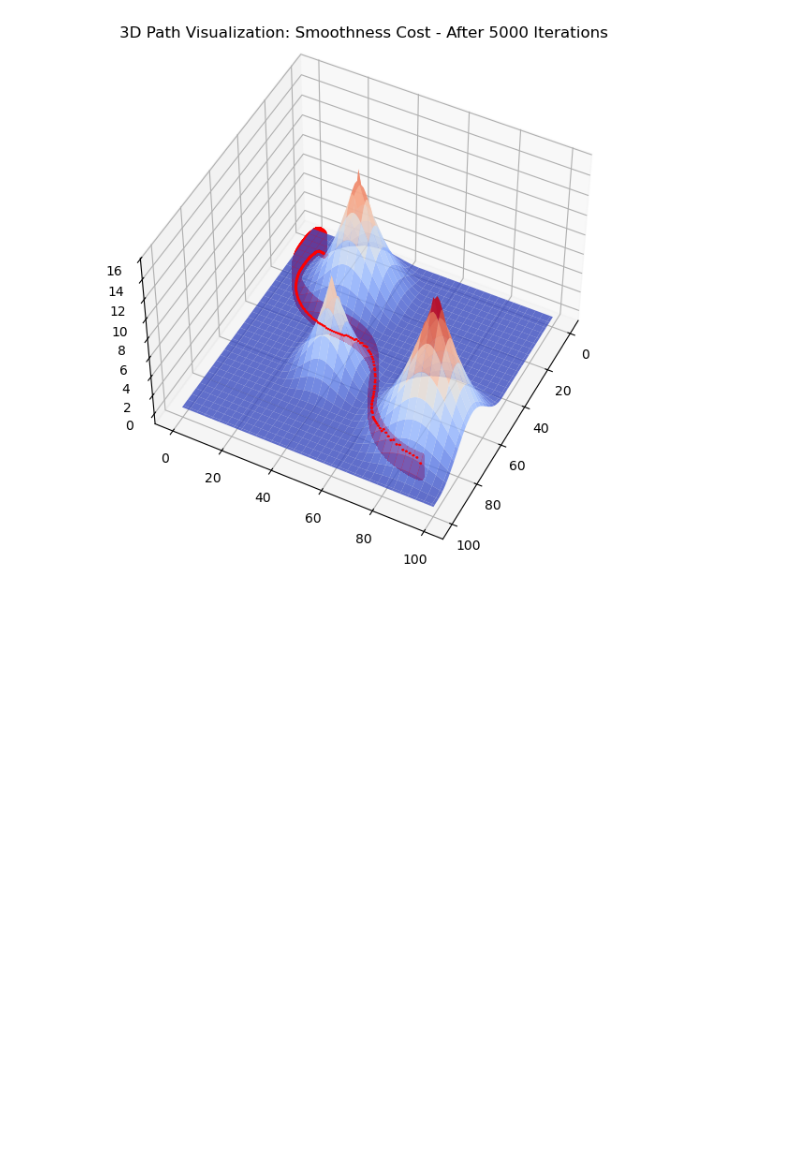
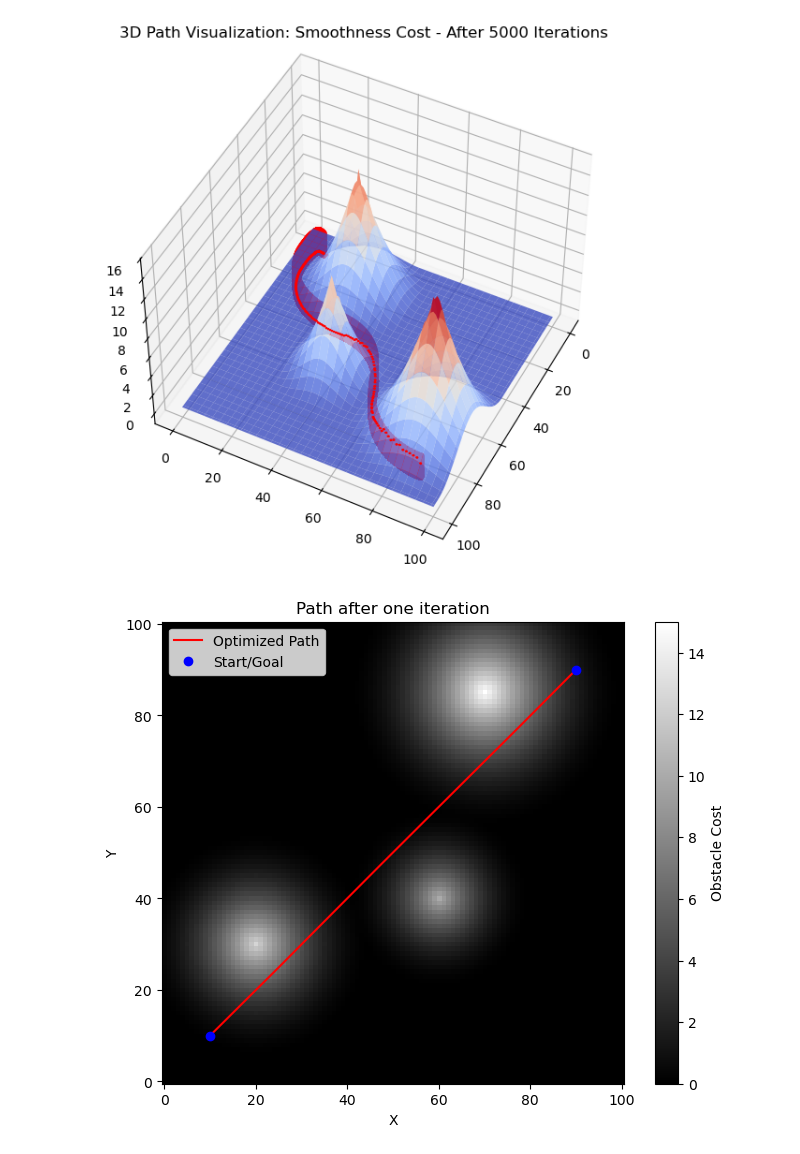
Before and after one commit to stablegradients/16-811, a Jupyter notebook: Assignment-4/question6.ipynb, the cells around one changed output. Saved outputs shown, nothing was run; the diff lists cells and outputs as text; code cells hidden in the pictures; blank space fills up the shorter version.

```diff
--- a/Assignment-4/question6.ipynb
+++ b/Assignment-4/question6.ipynb
@@ -136,3 +136,101 @@ plot_path(path, obs_cost, N, "Smoothness Cost - After 5000 Iterations")
 [figure]
 [figure]
 [figure]
+# %%
+import numpy as np
+from scipy.ndimage.morphology import distance_transform_edt
+from matplotlib import pyplot as plt
+
+# Parameters
+waypoints = 300
+N = 101
+OBST = np.array([[20, 30], [60, 40], [70, 85]])
+epsilon = np.array([25, 20, 30])
+
+# Initialize obstacle cost map
+obs_cost = np.zeros((N, N))
+for i in range(OBST.shape[0]):
+    t = np.ones((N, N))
+    t[OBST[i, 0], OBST[i, 1]] = 0
+    t_cost = distance_transform_edt(t)
+    t_cost[t_cost > epsilon[i]] = epsilon[i]
+    t_cost = 1 / (2 * epsilon[i]) * (t_cost - epsilon[i])**2
+    obs_cost += t_cost
+
+# Compute gradients of the obstacle cost map
+gx, gy = np.gradient(obs_cost)
+
+# Start and goal positions
+SX = 10
+SY = 10
+GX = 90
+GY = 90
+
+# Initialize straight-line path
+traj = np.zeros((2, waypoints))
+traj[:, 0] = [SX, SY]
+dist_x = GX - SX
+dist_y = GY - SY
+for i in range(1, waypoints):
+    traj[0, i] = traj[0, i - 1] + dist_x / (waypoints - 1)
+    traj[1, i] = traj[1, i - 1] + dist_y / (waypoints - 1)
+
+# Convert path to shape (waypoints, 2)
+path = traj.T
+
+# Perform one iteration of gradient descent
+alpha = 0.1  # Step size
+
+# Exclude start and goal from optimization
+for iter_num in range(1):
+    for i in range(1, waypoints - 1):
+        xi, yi = path[i]
+        # Get gradient at the current point
+        grad_x = gx[int(np.clip(round(xi), 0, N - 1)), int(np.clip(round(yi), 0, N - 1))]
+        grad_y = gy[int(np.clip(round(xi), 0, N - 1)), int(np.clip(round(yi), 0, N - 1))]
+        # Update position
+        path[i, 0] -= alpha * grad_x
+        path[i, 1] -= alpha * grad_y
+
+# Plot the obstacle cost map and path after one iteration
+plt.figure(figsize=(8, 6))
+plt.imshow(obs_cost.T, origin='lower', cmap='gray')
+plt.plot(path[:, 0], path[:, 1], 'r-', label='Optimized Path')
+plt.plot([SX, GX], [SY, GY], 'bo', label='Start/Goal')
+plt.title('Path after one iteration')
+plt.legend()
+plt.xlabel('X')
+plt.ylabel('Y')
+plt.colorbar(label='Obstacle Cost')
+plt.show()
+
+# Convergence criteria
+max_iterations = 1000
+tolerance = 1e-3
+
+for iter_num in range(max_iterations):
+    path_prev = path.copy()
+    for i in range(1, waypoints - 1):
+        xi, yi = path[i]
+        grad_x = gx[int(np.clip(round(xi), 0, N - 1)), int(np.clip(round(yi), 0, N - 1))]
+        grad_y = gy[int(np.clip(round(xi), 0, N - 1)), int(np.clip(round(yi), 0, N - 1))]
+        path[i, 0] -= alpha * grad_x
+        path[i, 1] -= alpha * grad_y
+    # Check convergence
+    if np.linalg.norm(path - path_prev) < tolerance:
+        print(f'Converged after {iter_num + 1} iterations.')
+        break
+
+# Plot the final path after convergence
+plt.figure(figsize=(8, 6))
+plt.imshow(obs_cost.T, origin='lower', cmap='gray')
+plt.plot(path[:, 0], path[:, 1], 'r-', label='Optimized Path')
+plt.plot([SX, GX], [SY, GY], 'bo', label='Start/Goal')
+plt.title('Path after convergence')
+plt.legend()
+plt.xlabel('X')
+plt.ylabel('Y')
+plt.colorbar(label='Obstacle Cost')
+plt.show()
+# %% [output]
+[figure, added]
```
Also changed, not shown: parts of 4 cells of this notebook, 6 other files.
